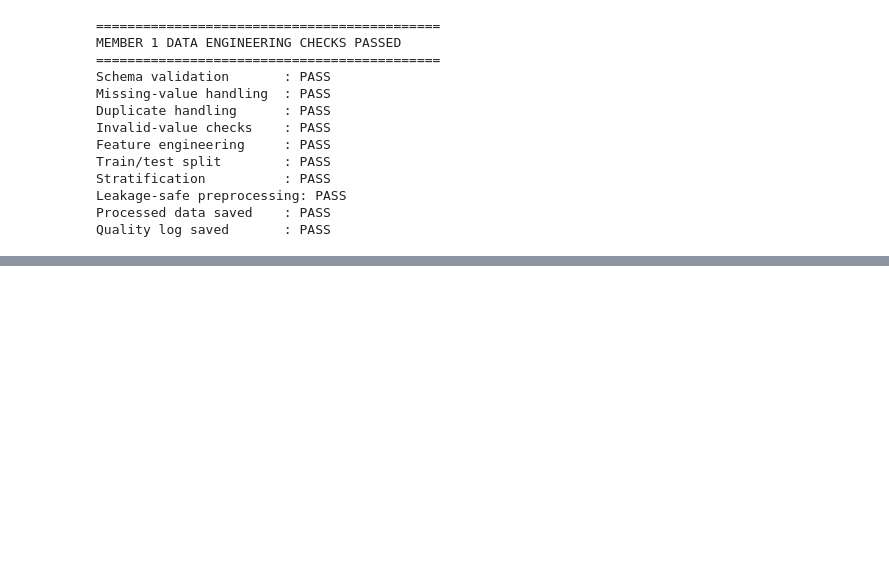
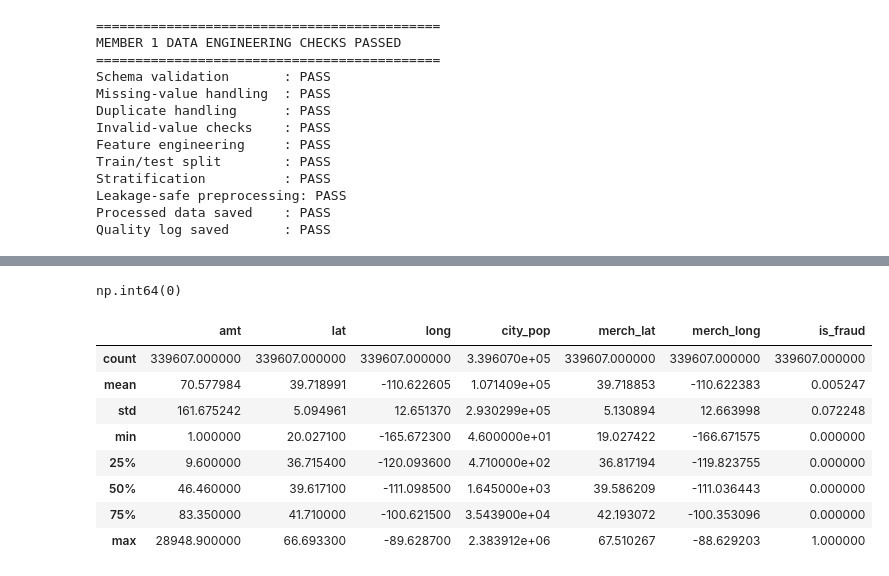
Before and after one commit to Hari-HK23/ML-Final-Lab-Group-05, a Jupyter notebook: notebooks/Member1_Data_Engineer.ipynb, the cells around one changed output, grey strips where cells are left out. Saved outputs shown, nothing was run; the diff lists cells and outputs as text; code cells hidden in the pictures; blank space fills up the shorter version.

```diff
--- a/notebooks/Member1_Data_Engineer.ipynb
+++ b/notebooks/Member1_Data_Engineer.ipynb
@@ -25,23 +25,3 @@ This notebook contains **only the Data Engineer tasks** for the Credit Card Frau
 18. Provide a reproducible preprocessing function for `src/preprocessing.py`
 
 > **Important:** EDA interpretation, model building, model evaluation, dashboard work, and business recommendations belong to other project tasks and are intentionally not performed here.
-# %%
-# ============================================
-# 1. IMPORT LIBRARIES AND CONFIGURATION
-# ============================================
-
-from pathlib import Path
-import numpy as np
-import pandas as pd
-
-from sklearn.model_selection import train_test_split
-from sklearn.compose import ColumnTransformer
-from sklearn.preprocessing import StandardScaler, OneHotEncoder
-
-pd.set_option("display.max_columns", None)
-pd.set_option("display.max_rows", 100)
-
-RANDOM_STATE = 42
-TEST_SIZE = 0.20
-
-print("Libraries imported successfully.")
@@ -930,3 +853,9 @@ Stratification          : PASS
 Leakage-safe preprocessing: PASS
 Processed data saved    : PASS
 Quality log saved       : PASS
+# %%
+import pandas as pd
+
+df = pd.read_csv("../data/raw/credit_card_fraud.csv")
+
+df.head()
@@ -932,0 +919,16 @@ Quality log saved       : PASS
+# %%
+df.duplicated().sum()
+# %% [output]
+np.int64(0)
+# %%
+df.describe()
+# %% [output]
+|  | amt | lat | long | city_pop | merch_lat | merch_long | is_fraud |
+| count | 339607.000000 | 339607.000000 | 339607.000000 | 3.396070e+05 | 339607.000000 | 339607.000000 | 339607.000000 |
+| mean | 70.577984 | 39.718991 | -110.622605 | 1.071409e+05 | 39.718853 | -110.622383 | 0.005247 |
+| std | 161.675242 | 5.094961 | 12.651370 | 2.930299e+05 | 5.130894 | 12.663998 | 0.072248 |
+| min | 1.000000 | 20.027100 | -165.672300 | 4.600000e+01 | 19.027422 | -166.671575 | 0.000000 |
+| 25% | 9.600000 | 36.715400 | -120.093600 | 4.710000e+02 | 36.817194 | -119.823755 | 0.000000 |
+| 50% | 46.460000 | 39.617100 | -111.098500 | 1.645000e+03 | 39.586209 | -111.036443 | 0.000000 |
+| 75% | 83.350000 | 41.710000 | -100.621500 | 3.543900e+04 | 42.193072 | -100.353096 | 0.000000 |
+| max | 28948.900000 | 66.693300 | -89.628700 | 2.383912e+06 | 67.510267 | -88.629203 | 1.000000 |
```
Also changed, not shown: parts of 12 cells of this notebook.
